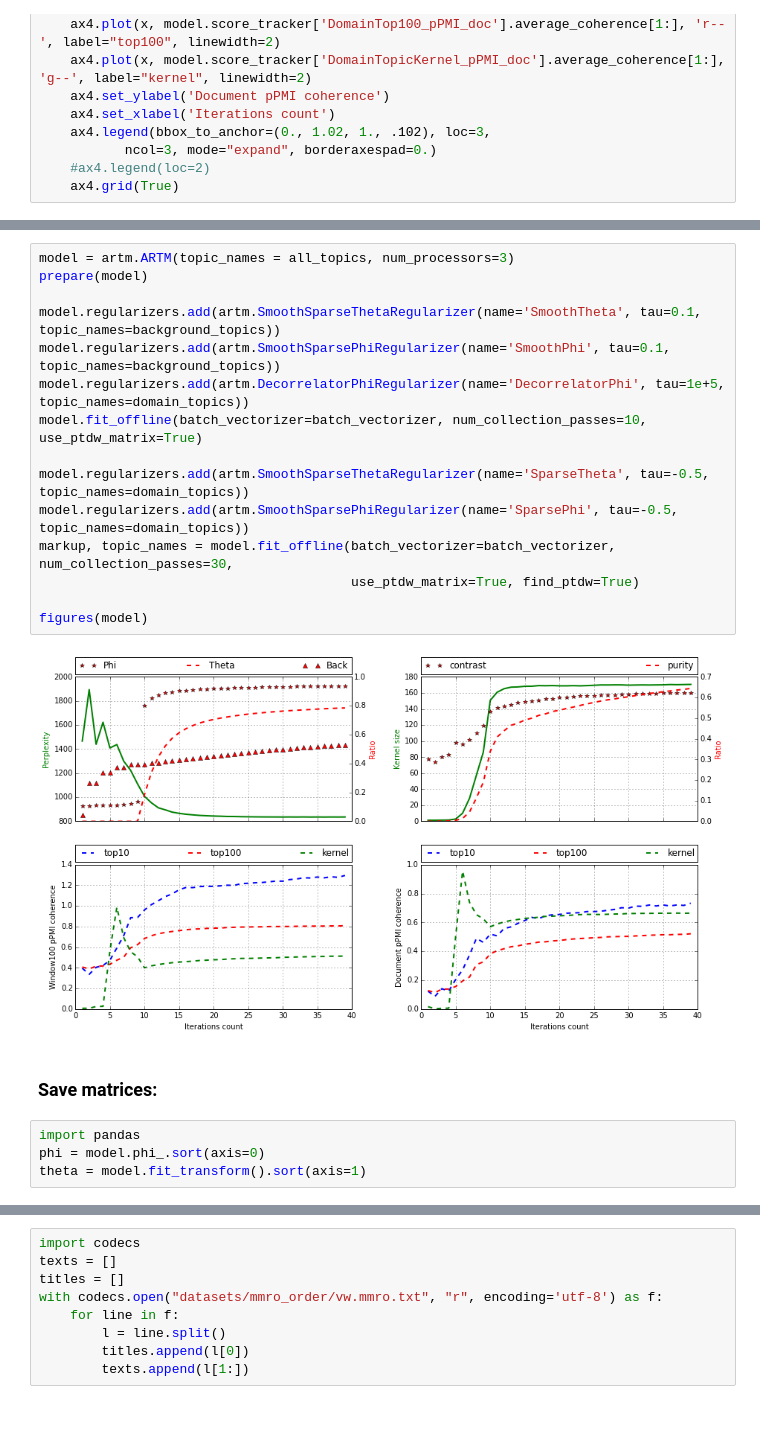
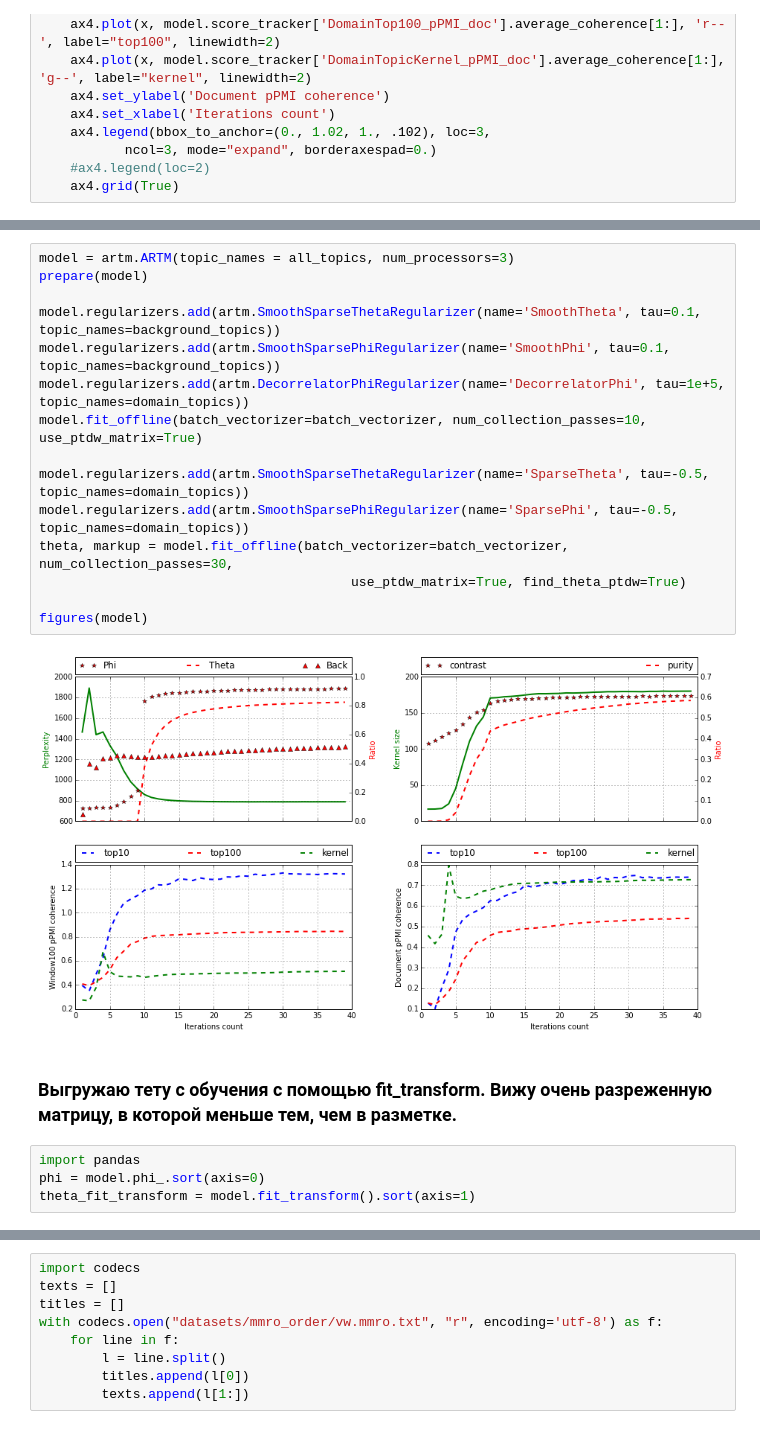
Before and after one commit to AnyaP/IpythonNotebooks, a Jupyter notebook: Theta VS ptdw.ipynb, the cells around one changed output, grey strips where cells are left out. Cells and saved outputs as stored; diff of their text form.

Commit message:
theta comparison

```diff
--- a/Theta VS ptdw.ipynb
+++ b/Theta VS ptdw.ipynb
@@ -135,23 +135,23 @@ def figures(model):
 # %%
 model = artm.ARTM(topic_names = all_topics, num_processors=3)
 prepare(model)
 
 model.regularizers.add(artm.SmoothSparseThetaRegularizer(name='SmoothTheta', tau=0.1, topic_names=background_topics))
 model.regularizers.add(artm.SmoothSparsePhiRegularizer(name='SmoothPhi', tau=0.1, topic_names=background_topics))
 model.regularizers.add(artm.DecorrelatorPhiRegularizer(name='DecorrelatorPhi', tau=1e+5, topic_names=domain_topics))
 model.fit_offline(batch_vectorizer=batch_vectorizer, num_collection_passes=10, use_ptdw_matrix=True)
 
 model.regularizers.add(artm.SmoothSparseThetaRegularizer(name='SparseTheta', tau=-0.5, topic_names=domain_topics))
 model.regularizers.add(artm.SmoothSparsePhiRegularizer(name='SparsePhi', tau=-0.5, topic_names=domain_topics))
-markup, topic_names = model.fit_offline(batch_vectorizer=batch_vectorizer, num_collection_passes=30,
-                                        use_ptdw_matrix=True, find_ptdw=True)
+theta, markup = model.fit_offline(batch_vectorizer=batch_vectorizer, num_collection_passes=30,
+                                        use_ptdw_matrix=True, find_theta_ptdw=True)
 
 figures(model)
 # %% [output]
-[figure, old version]
+[figure, new version]
-# %% [markdown]
-### Save matrices:
+# %% [markdown]
+### Выгружаю тету с обучения с помощью fit_transform. Вижу очень разреженную матрицу, в которой меньше тем, чем в разметке.
 # %%
 import pandas
 phi = model.phi_.sort(axis=0)
-theta = model.fit_transform().sort(axis=1)
+theta_fit_transform = model.fit_transform().sort(axis=1)
```
Also changed, not shown: parts of 13 cells of this notebook.
